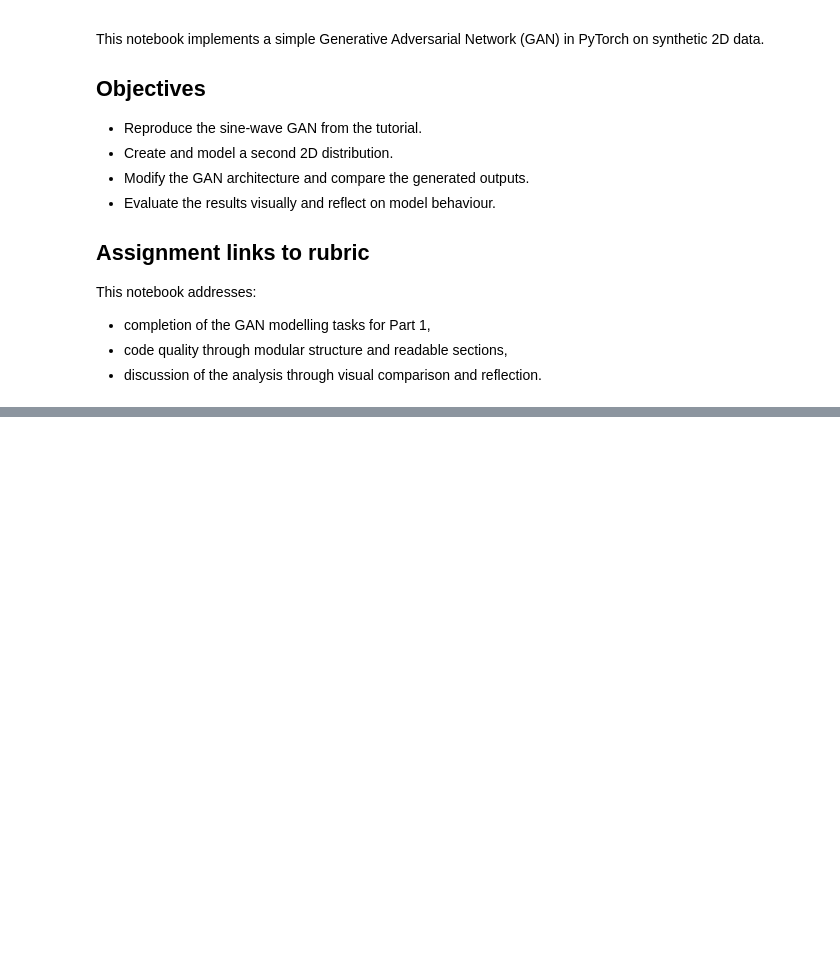
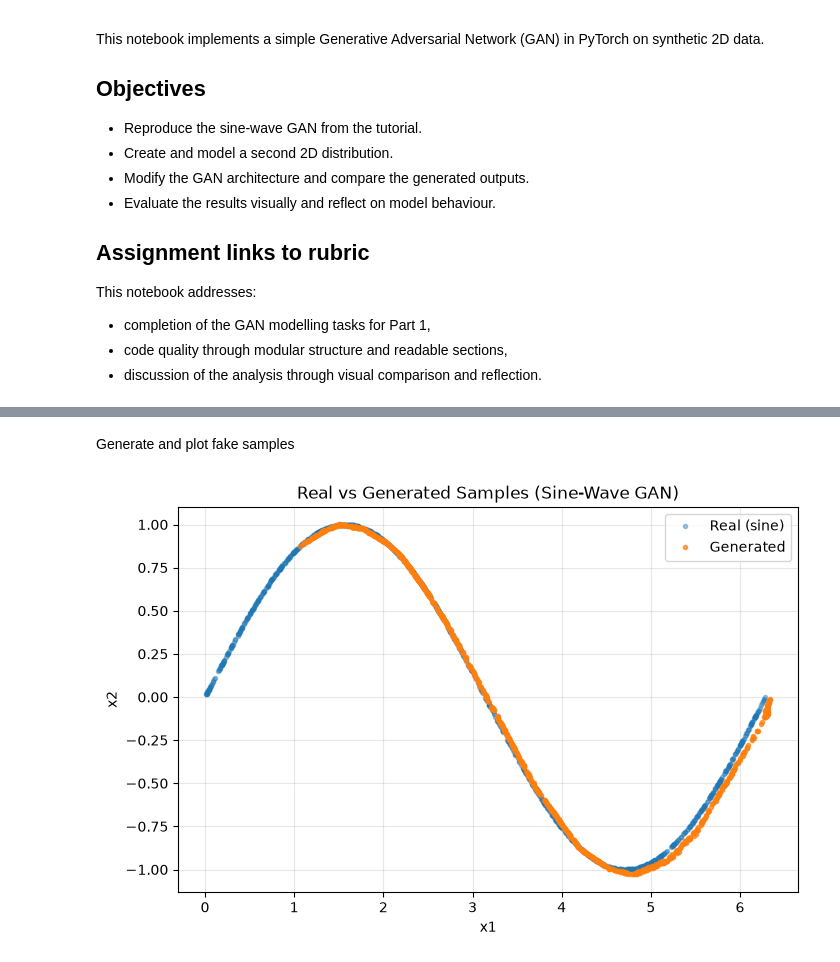
Before and after one commit to indhu0204/gan-case-study-7PAM2016, a Jupyter notebook: notebooks/part1_toy_2d_gans.ipynb, the cells around one changed output, grey strips where cells are left out. Saved outputs shown, nothing was run; the diff lists cells and outputs as text; code cells hidden in the pictures; blank space fills up the shorter version.

```diff
--- a/notebooks/part1_toy_2d_gans.ipynb
+++ b/notebooks/part1_toy_2d_gans.ipynb
@@ -34,0 +292,25 @@ ModuleNotFoundError: No module named 'torch'
+# %% [markdown]
+Generate and plot fake samples
+# %%
+# Generate 1000 random latent points and map through generator
+latent_space_samples = torch.randn(1000, 2, device=device)
+generated_samples = generator(latent_space_samples)
+generated_samples_np = generated_samples.detach().cpu().numpy()
+
+plt.figure(figsize=(8, 5))
+plt.plot(train_data[:, 0], train_data[:, 1], ".", alpha=0.4, label="Real (sine)")
+plt.plot(
+    generated_samples_np[:, 0],
+    generated_samples_np[:, 1],
+    ".",
+    alpha=0.7,
+    label="Generated"
+)
+plt.title("Real vs Generated Samples (Sine-Wave GAN)")
+plt.xlabel("x1")
+plt.ylabel("x2")
+plt.legend()
+plt.grid(True, alpha=0.3)
+plt.show()
+# %% [output]
+[figure, added]
```
Also changed, not shown: parts of 43 cells of this notebook, 2 other files.
